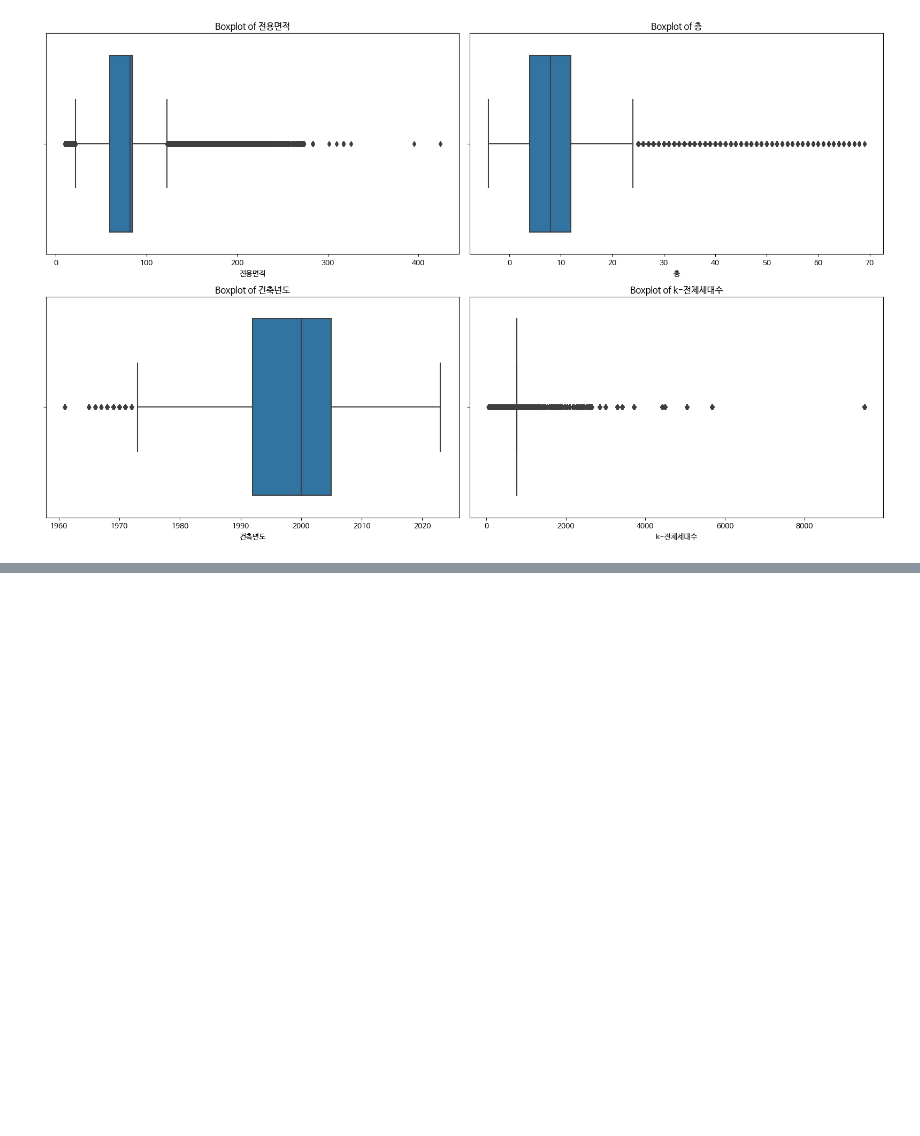
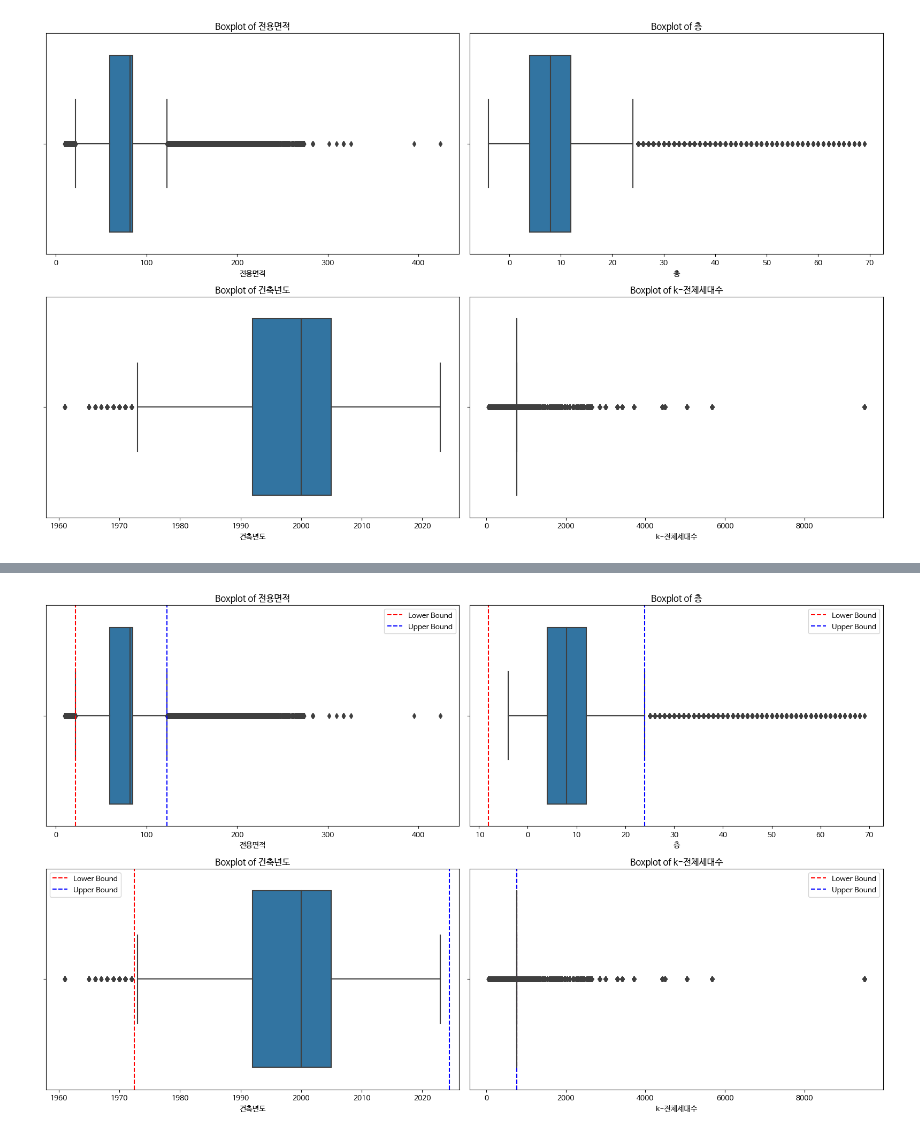
Before and after one commit to riicoseo/upstageailab-ml-competition-ml-2, a Jupyter notebook: 2.Notebook/ke_com.ipynb, the cells around one changed output, grey strips where cells are left out. Saved outputs shown, nothing was run; the diff lists cells and outputs as text; code cells hidden in the pictures; blank space fills up the shorter version.

```diff
--- a/2.Notebook/ke_com.ipynb
+++ b/2.Notebook/ke_com.ipynb
@@ -900,0 +913,39 @@ plt.show()
+# %%
+# IQR 기반 이상치 경계 구하는 함수
+def get_iqr_bounds(concat_select, column):
+    Q1 = concat_select[column].quantile(0.25)
+    Q3 = concat_select[column].quantile(0.75)
+    IQR = Q3 - Q1
+    lower = Q1 - 1.5 * IQR
+    upper = Q3 + 1.5 * IQR
+    return lower, upper
+
+# 시각화할 컬럼
+cols_to_plot = ['전용면적', '층', '건축년도', 'k-전체세대수']
+
+# subplot 설정
+plt.figure(figsize=(16, 10))
+
+for i, col in enumerate(cols_to_plot, 1):
+    plt.subplot(2, 2, i)
+
+    # 학습 데이터만 필터링
+    t_data = concat_select[concat_select['data'] == 0][col]
+
+    # 이상치 경계 계산
+    lower, upper = get_iqr_bounds(concat_select[concat_select['data'] == 0], col)
+
+    # 박스플롯
+    sns.boxplot(x=t_data)
+
+    # 이상치 경계선 추가
+    plt.axvline(lower, color='red', linestyle='--', label='Lower Bound')
+    plt.axvline(upper, color='blue', linestyle='--', label='Upper Bound')
+
+    plt.title(f"Boxplot of {col}")
+    plt.legend()
+
+plt.tight_layout()
+plt.show()
+# %% [output]
+[figure, added]
```
Also changed, not shown: parts of 50 cells of this notebook.
